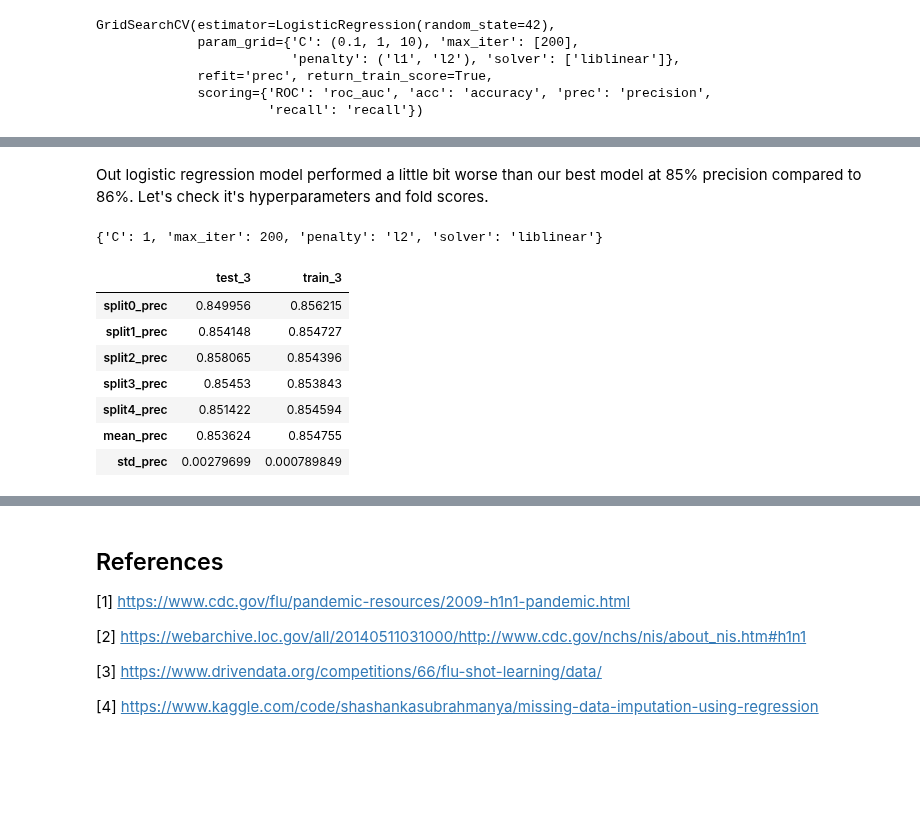
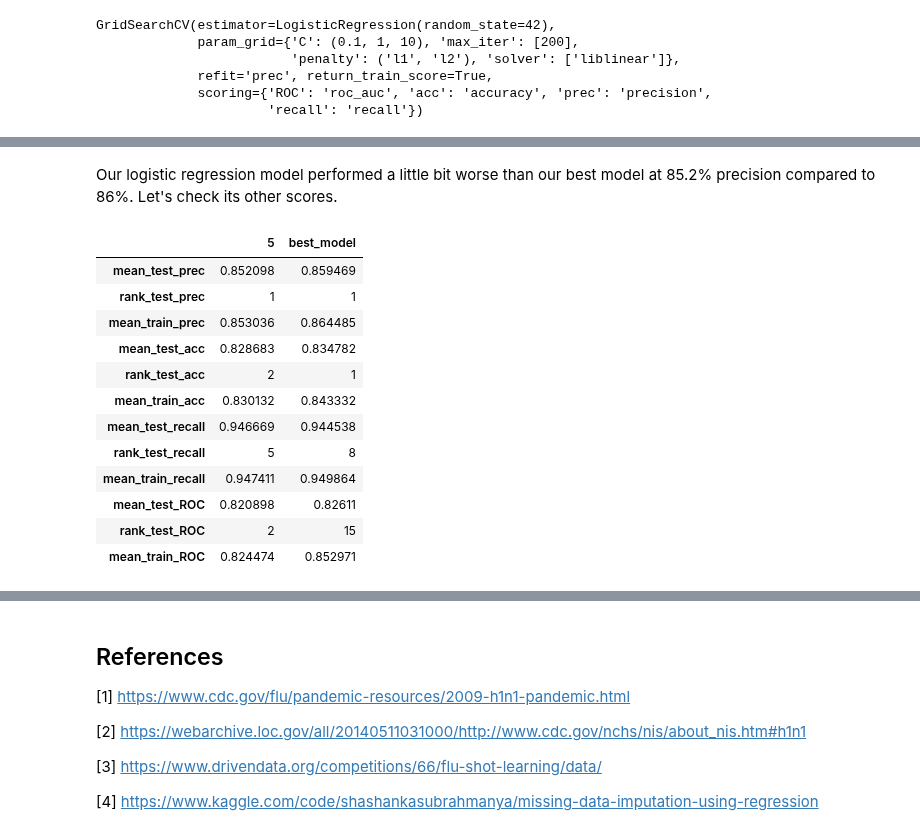
Before and after one commit to cschneck7/phase_3_project, a Jupyter notebook: H1N1 Vaccine Classification Notebook.ipynb, the cells around one changed output, grey strips where cells are left out. Saved outputs shown, nothing was run; the diff lists cells and outputs as text; code cells hidden in the pictures; blank space fills up the shorter version.

```diff
--- a/H1N1 Vaccine Classification Notebook.ipynb
+++ b/H1N1 Vaccine Classification Notebook.ipynb
@@ -1023 +1025,9 @@ clf.fit(X_train_ohe, y_train_flipped);
+# %%
+# # Saves dt_clf_grid model to prevent long run times
+# with open('data/models/dt_clf_grid.plk', 'wb') as f:
+#     joblib.dump(dt_clf_grid, f)
+
+# Loads dt_clf_grid model to prevent long run times
+with open('data/models/dt_clf_grid.plk', 'rb') as f:
+    dt_clf_grid = joblib.load(f)
 # %%
@@ -1252 +1290,6 @@ ax.legend();
+# %%
+# Saves current best models scores and hyperparameters for later reference
+best_model_scores = rankings(best_scorer_booster)
+best_model_scores.rename(columns={best_model_scores.columns[0]: 'best_model'}, inplace=True)
+best_model_params = xgb_clf_grid.best_params_
 # %% [markdown]
@@ -1273,8 +1314,8 @@ rf_clf_grid = GridSearchCV(rf_clf,
                            return_train_score = True,
                            refit='prec')
 
-# # fits RandomForest Grid Search to training data
-# rf_clf_grid.fit(X_train_ohe, y_train_flipped)
+# fits RandomForest Grid Search to training data
+rf_clf_grid.fit(X_train_ohe, y_train_flipped)
 # %% [output]
 GridSearchCV(estimator=RandomForestClassifier(random_state=42),
              param_grid={'criterion': ('gini', 'entropy', 'log_loss'),
@@ -1373,13 +1414,13 @@ GridSearchCV(estimator=LogisticRegression(random_state=42),
              scoring={'ROC': 'roc_auc', 'acc': 'accuracy', 'prec': 'precision',
                       'recall': 'recall'})
 # %%
-# # Saves lr_clf_grid model to prevent long run times
-# with open('data/models/lr_clf_grid.plk', 'wb') as f:
-#     joblib.dump(lr_clf_grid, f)
+# Saves lr_clf_grid model to prevent long run times
+with open('data/models/lr_clf_grid.plk', 'wb') as f:
+    joblib.dump(lr_clf_grid, f)
 
 # Loads rf_clf_grid model to prevent long run times
-with open('data/models/lr_clf_grid.plk', 'rb') as f:
-    lr_clf_grid = joblib.load(f)
+# with open('data/models/lr_clf_grid.plk', 'rb') as f:
+#     lr_clf_grid = joblib.load(f)
 # %%
 lr_clf_grid.best_score_
 # %% [output]
@@ -1387,25 +1428,25 @@ lr_clf_grid.best_score_
 # %% [markdown]
-Out logistic regression model performed a little bit worse than our best model at 85% precision compared to 86%. Let's check it's hyperparameters and fold scores.
+Our logistic regression model performed a little bit worse than our best model at 85.2% precision compared to 86%. Let's check its other scores.
-# %%
-lr_clf_grid.best_params_
-# %% [output]
-{'C': 1, 'max_iter': 200, 'penalty': 'l2', 'solver': 'liblinear'}
 # %%
 # Creates DataFrame of results
 lr_clf_df = pd.DataFrame(lr_clf_grid.cv_results_)
 
 # Creates dataframe of best scorer row and trasposes it to a column
 best_scorer_lr = lr_clf_df.loc[lr_clf_df.rank_test_prec==1, :].T
 
-# displays DataFrame containing fold scores, mean score
-# and std_dev for both training and test set
-fold_scores(best_scorer_lr, 'prec')
+# List rankings and means of all scoring metrics, and compares to current best model
+pd.concat([rankings(best_scorer_lr), best_model_scores], axis=1)
 # %% [output]
-|  | test_3 | train_3 |
-| split0_prec | 0.849956 | 0.856215 |
-| split1_prec | 0.854148 | 0.854727 |
-| split2_prec | 0.858065 | 0.854396 |
-| split3_prec | 0.85453 | 0.853843 |
-| split4_prec | 0.851422 | 0.854594 |
-| mean_prec | 0.853624 | 0.854755 |
-| std_prec | 0.00279699 | 0.000789849 |
+|  | 5 | best_model |
+| mean_test_prec | 0.852098 | 0.859469 |
+| rank_test_prec | 1 | 1 |
+| mean_train_prec | 0.853036 | 0.864485 |
+| mean_test_acc | 0.828683 | 0.834782 |
+| rank_test_acc | 2 | 1 |
+| mean_train_acc | 0.830132 | 0.843332 |
+| mean_test_recall | 0.946669 | 0.944538 |
+| rank_test_recall | 5 | 8 |
+| mean_train_recall | 0.947411 | 0.949864 |
+| mean_test_ROC | 0.820898 | 0.82611 |
+| rank_test_ROC | 2 | 15 |
+| mean_train_ROC | 0.824474 | 0.852971 |
```
Also changed, not shown: parts of 83 cells of this notebook, 4 other files.
